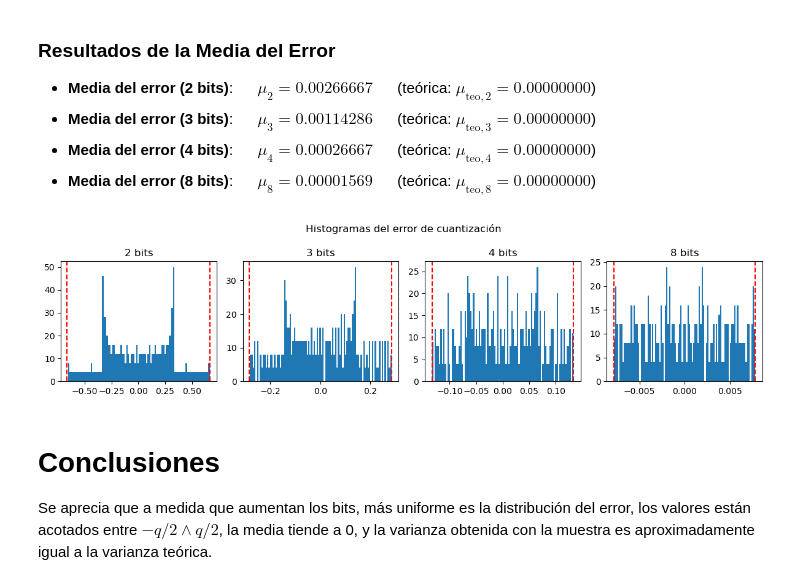
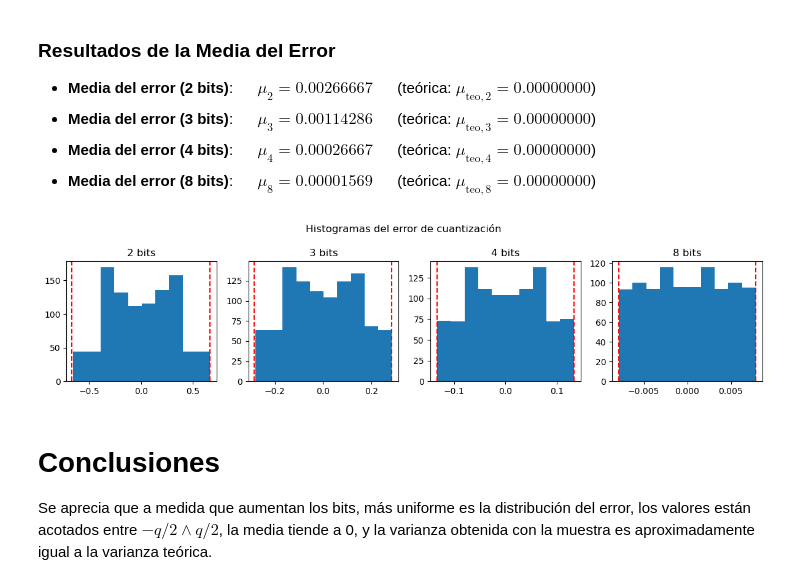
Before and after one commit to federico-b-ee/PDS-2024, a Jupyter notebook: TS3/notebook.ipynb, the cells around one changed output. Cells and saved outputs as stored; diff of their text form; code cells hidden in the pictures.

```diff
--- a/TS3/notebook.ipynb
+++ b/TS3/notebook.ipynb
@@ -189,38 +189,38 @@ display(Markdown(results))
 # %%
 from matplotlib import pyplot as plt
 
 # Crear histogramas del error
 plt.figure(figsize=(12, 3))
 
 plt.subplot(141)
-plt.hist(e1, bins=100)
+plt.hist(e1, bins=10)
 plt.title("2 bits")
 plt.axvline(x=-q1/2, color='r', linestyle='--')
 plt.axvline(x=q1/2, color='r', linestyle='--')
 
 plt.subplot(142)
-plt.hist(e2, bins=100)
+plt.hist(e2, bins=10)
 plt.title("3 bits")
 plt.axvline(x=-q2/2, color='r', linestyle='--')
 plt.axvline(x=q2/2, color='r', linestyle='--')
 
 plt.subplot(143)
-plt.hist(e3, bins=100)
+plt.hist(e3, bins=10)
 plt.title("4 bits")
 plt.axvline(x=-q3/2, color='r', linestyle='--')
 plt.axvline(x=q3/2, color='r', linestyle='--')
 
 plt.subplot(144)
-plt.hist(e4, bins=100)
+plt.hist(e4, bins=10)
 plt.title("8 bits")
 plt.axvline(x=-q4/2, color='r', linestyle='--')
 plt.axvline(x=q4/2, color='r', linestyle='--')
 
 plt.suptitle("Histogramas del error de cuantización")
 plt.tight_layout()
 plt.show()
 # %% [output]
-[figure, old version]
+[figure, new version]
 # %% [markdown]
 # Conclusiones
 
```
Also changed, not shown: parts of 1 cell of this notebook.
